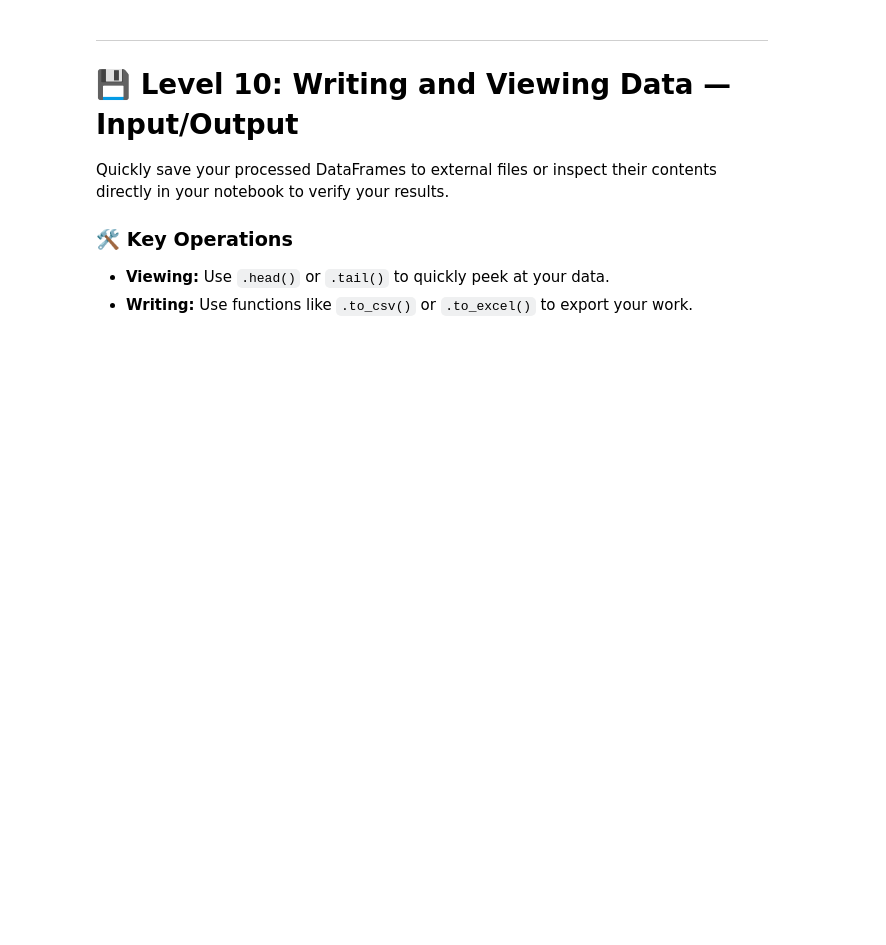
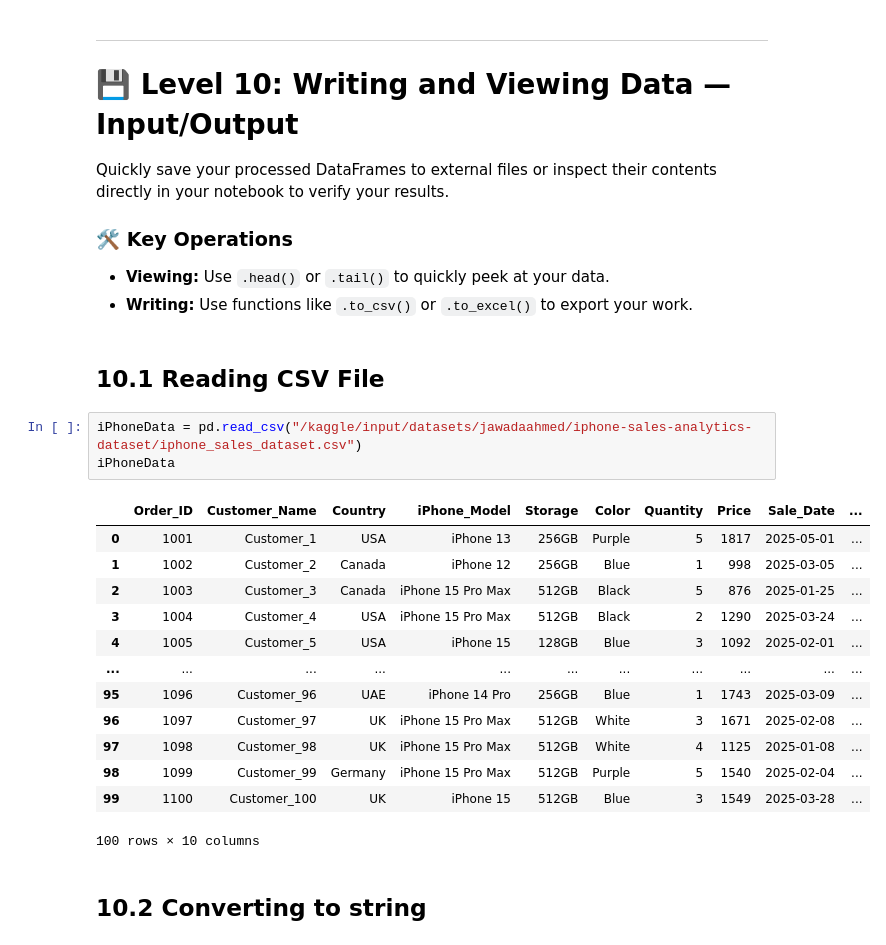
Before and after one commit to ahmedfakhar747/pandas-for-data-science, a Jupyter notebook: pandas_basics_from_zero_to_hero.ipynb, the cells around one changed output. Cells and saved outputs as stored; diff of their text form; blank space fills up the shorter version.

Commit message:
Kaggle Notebook | 🐼📈 Pandas Toolkit: Series, DataFrames & Filters | Version 11

```diff
--- a/pandas_basics_from_zero_to_hero.ipynb
+++ b/pandas_basics_from_zero_to_hero.ipynb
@@ -570,3 +567,24 @@ Quickly save your processed DataFrames to external files or inspect their conten
 
 * **Viewing:** Use `.head()` or `.tail()` to quickly peek at your data.
 * **Writing:** Use functions like `.to_csv()` or `.to_excel()` to export your work.
+# %% [markdown]
+## 10.1 Reading CSV File
+# %%
+iPhoneData = pd.read_csv("/kaggle/input/datasets/jawadaahmed/iphone-sales-analytics-dataset/iphone_sales_dataset.csv")
+iPhoneData
+# %% [output]
+|  | Order_ID | Customer_Name | Country | iPhone_Model | Storage | Color | Quantity | Price | Sale_Date | ... |
+| 0 | 1001 | Customer_1 | USA | iPhone 13 | 256GB | Purple | 5 | 1817 | 2025-05-01 | ... |
+| 1 | 1002 | Customer_2 | Canada | iPhone 12 | 256GB | Blue | 1 | 998 | 2025-03-05 | ... |
+| 2 | 1003 | Customer_3 | Canada | iPhone 15 Pro Max | 512GB | Black | 5 | 876 | 2025-01-25 | ... |
+| 3 | 1004 | Customer_4 | USA | iPhone 15 Pro Max | 512GB | Black | 2 | 1290 | 2025-03-24 | ... |
+| 4 | 1005 | Customer_5 | USA | iPhone 15 | 128GB | Blue | 3 | 1092 | 2025-02-01 | ... |
+| ... | ... | ... | ... | ... | ... | ... | ... | ... | ... | ... |
+| 95 | 1096 | Customer_96 | UAE | iPhone 14 Pro | 256GB | Blue | 1 | 1743 | 2025-03-09 | ... |
+| 96 | 1097 | Customer_97 | UK | iPhone 15 Pro Max | 512GB | White | 3 | 1671 | 2025-02-08 | ... |
+| 97 | 1098 | Customer_98 | UK | iPhone 15 Pro Max | 512GB | White | 4 | 1125 | 2025-01-08 | ... |
+| 98 | 1099 | Customer_99 | Germany | iPhone 15 Pro Max | 512GB | Purple | 5 | 1540 | 2025-02-04 | ... |
+| 99 | 1100 | Customer_100 | UK | iPhone 15 | 512GB | Blue | 3 | 1549 | 2025-03-28 | ... |
+100 rows × 10 columns
+# %% [markdown]
+## 10.2 Converting to string
```
Also changed, not shown: parts of 27 cells of this notebook.
